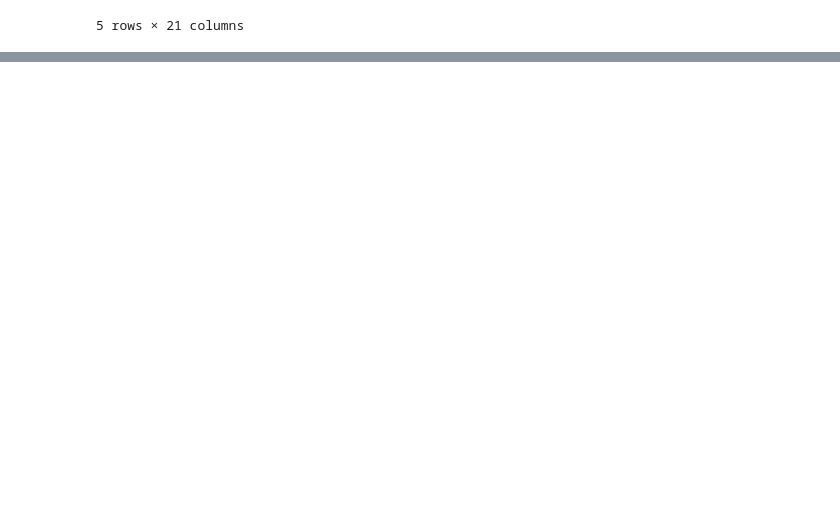
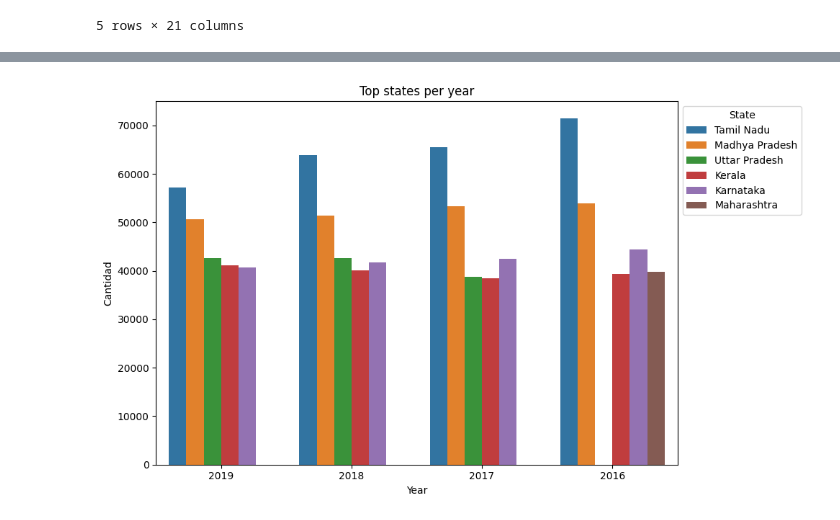
Before and after one commit to GitSantiagopf/RoadAccidentsIN, a Jupyter notebook: Road_accidents_india.ipynb, the cells around one changed output, grey strips where cells are left out. Saved outputs shown, nothing was run; the diff lists cells and outputs as text; code cells hidden in the pictures; blank space fills up the shorter version.

```diff
--- a/Road_accidents_india.ipynb
+++ b/Road_accidents_india.ipynb
@@ -42,0 +87,6 @@ df.describe().T
+# %%
+#Copy the principal dataframe and no modified the original data
+dfpro = df.copy()
+
+#Delete missing values
+dfpro = dfpro.dropna()
@@ -42,0 +104,9 @@ df.describe().T
+# %%
+data = dfpro[['States/UTs', 'State/UT-Wise Total Number of Road Accidents during 2016',
+           'State/UT-Wise Total Number of Road Accidents during 2017',
+           'State/UT-Wise Total Number of Road Accidents during 2018',
+           'State/UT-Wise Total Number of Road Accidents during 2019 - Numbers']]
+
+data.columns = ['State', '2016', '2017', '2018', '2019']
+
+data.head()
@@ -42,0 +120,8 @@ df.describe().T
+# %%
+melted_df = data.melt(id_vars='State', var_name='Year', value_name='Count')
+
+melted_df = melted_df.sort_values(by=['Year', 'Count'], ascending=False)
+
+top_states_per_year = melted_df.groupby('Year').head(5)
+
+top_states_per_year
@@ -42,0 +146,11 @@ df.describe().T
+# %%
+plt.figure(figsize=(10, 6))
+sns.barplot(data=top_states_per_year, x='Year', y='Count', hue='State')
+plt.xlabel('Year')
+plt.ylabel('Cantidad')
+plt.title('Top states per year')
+plt.legend(title='State', bbox_to_anchor=(1, 1))
+plt.tight_layout()
+plt.show()
+# %% [output]
+[figure, added]
```
Also changed, not shown: parts of 24 cells of this notebook.
